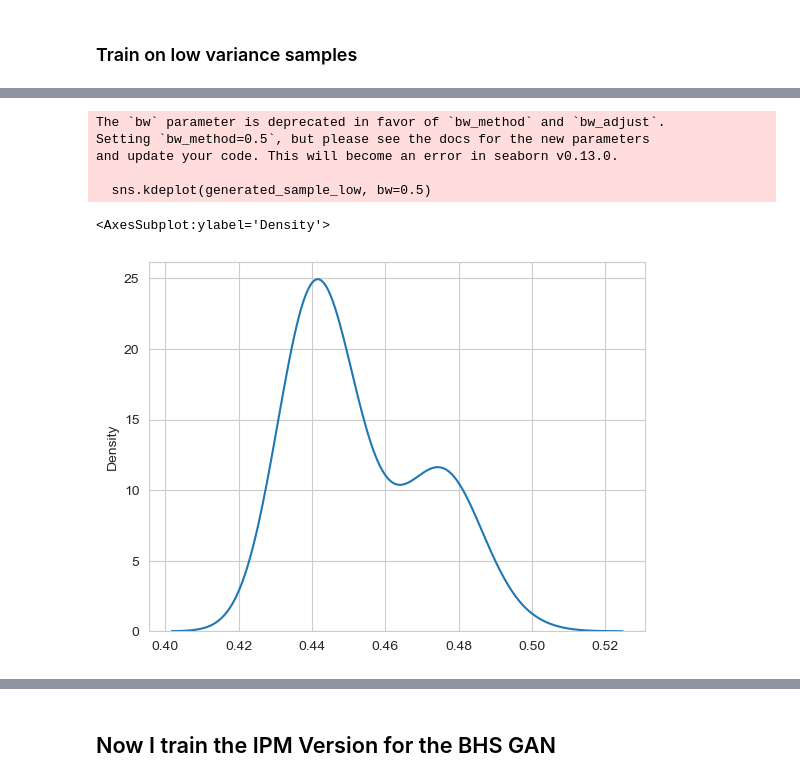
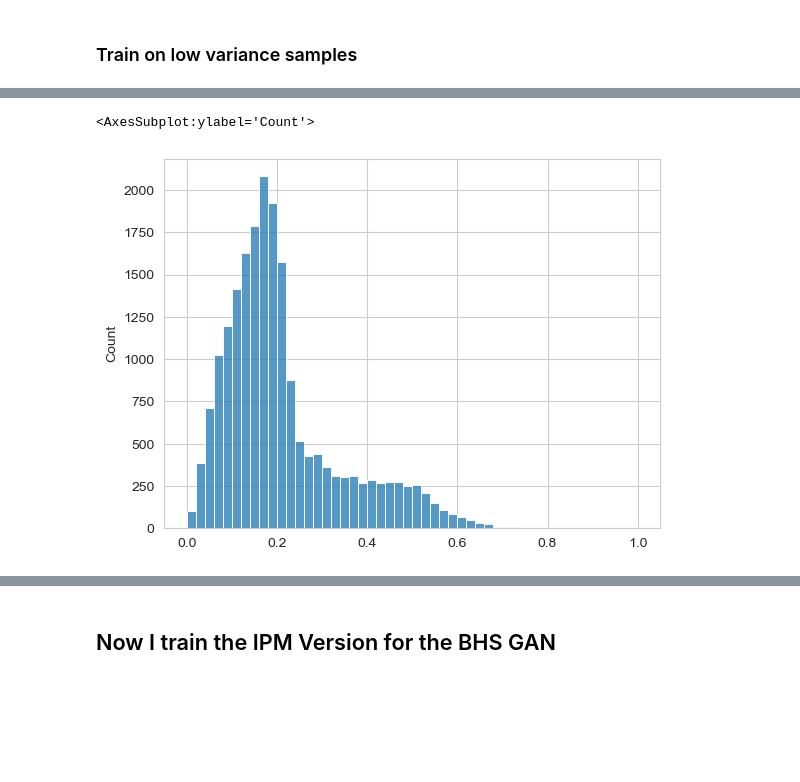
Before and after one commit to AlexF1994/bhsgan, a Jupyter notebook: first_experiments.ipynb, the cells around one changed output, grey strips where cells are left out. Drawn from its saved outputs; the diff is of its cells as text; code cells hidden in the pictures; blank space fills up the shorter version.

```diff
--- a/first_experiments.ipynb
+++ b/first_experiments.ipynb
@@ -90,11 +74,17 @@ dataloader_high = torch.utils.data.DataLoader(training_set_high, batch_size=trai
 dataloader_low = torch.utils.data.DataLoader(training_set_low, batch_size=training_params.batch_size,
                                          shuffle=True, num_workers=1)
 # %%
+# Create the dataloaders
+dataloader_high = torch.utils.data.DataLoader(training_set_high, batch_size=training_params.batch_size,
+                                         shuffle=True, num_workers=1)
+dataloader_low = torch.utils.data.DataLoader(training_set_low, batch_size=training_params.batch_size,
+                                         shuffle=True, num_workers=1)
 # initialize nets
+final_activation = Positive
 generator_high = GeneratorBhsSim()
-discriminator_high = DiscriminatorBhsSim()
+discriminator_high = DiscriminatorBhsSim(final_activation)
 generator_low = GeneratorBhsSim()
-discriminator_low = DiscriminatorBhsSim()
+discriminator_low = DiscriminatorBhsSim(final_activation)
 # %%
 # init Trainer
 trainer_high = Trainer(training_params, generator_high, discriminator_high)
@@ -123,4 +115,2 @@ Epoch 14 training... done, took 5.4 seconds.
-# %%
-test_noise = get_noise(1000, 1)
 # %%
 generated_data = trained_bhs_high.generator(test_noise)
@@ -174,5 +126,5 @@ np.std(generated_sample)
 ### Train on low variance samples
 # %%
 # training loop
-trained_bhs_low = trainer_low.train_gan(dataloader_low, get_dis_loss_bhs, get_gen_loss_bhs, False)
+trained_bhs_low = trainer_low.train_gan(dataloader_low, get_dis_loss_bhs, get_gen_loss_bhs, False, print_intermediate=False)
 # %% [output]
@@ -194,15 +148,10 @@ Epoch 14 training... done, took 5.7 seconds.
 # %%
 generated_data_low = trained_bhs_low.generator(test_noise)
-generated_sample_low = torch.reshape(generated_data_low, (1, 1000)).detach().numpy().ravel()
+generated_sample_low = torch.reshape(generated_data_low, (1, 20000)).detach().numpy().ravel()
 # %%
 # plot resulting density
 sns.set_style('whitegrid')
-sns.kdeplot(generated_sample_low, bw=0.5)
+sns.histplot(generated_sample_low, bins=50, binrange=(0,1))
 # %% [output]
-The `bw` parameter is deprecated in favor of `bw_method` and `bw_adjust`.
-Setting `bw_method=0.5`, but please see the docs for the new parameters
-and update your code. This will become an error in seaborn v0.13.0.
-
-  sns.kdeplot(generated_sample_low, bw=0.5)
+<AxesSubplot:ylabel='Count'>
-<AxesSubplot:ylabel='Density'>
-[figure, old version]
+[figure, new version]
```
Also changed, not shown: parts of 81 cells of this notebook, 9 other files.
